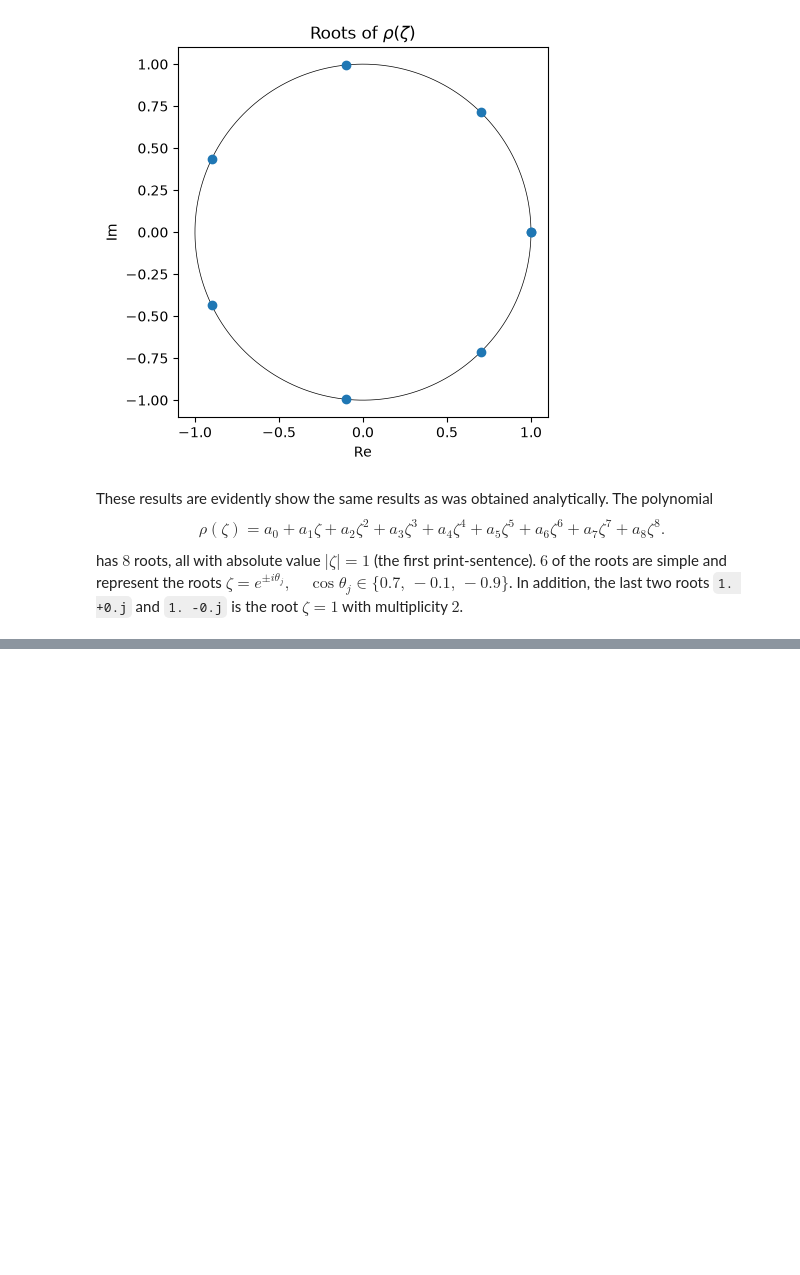
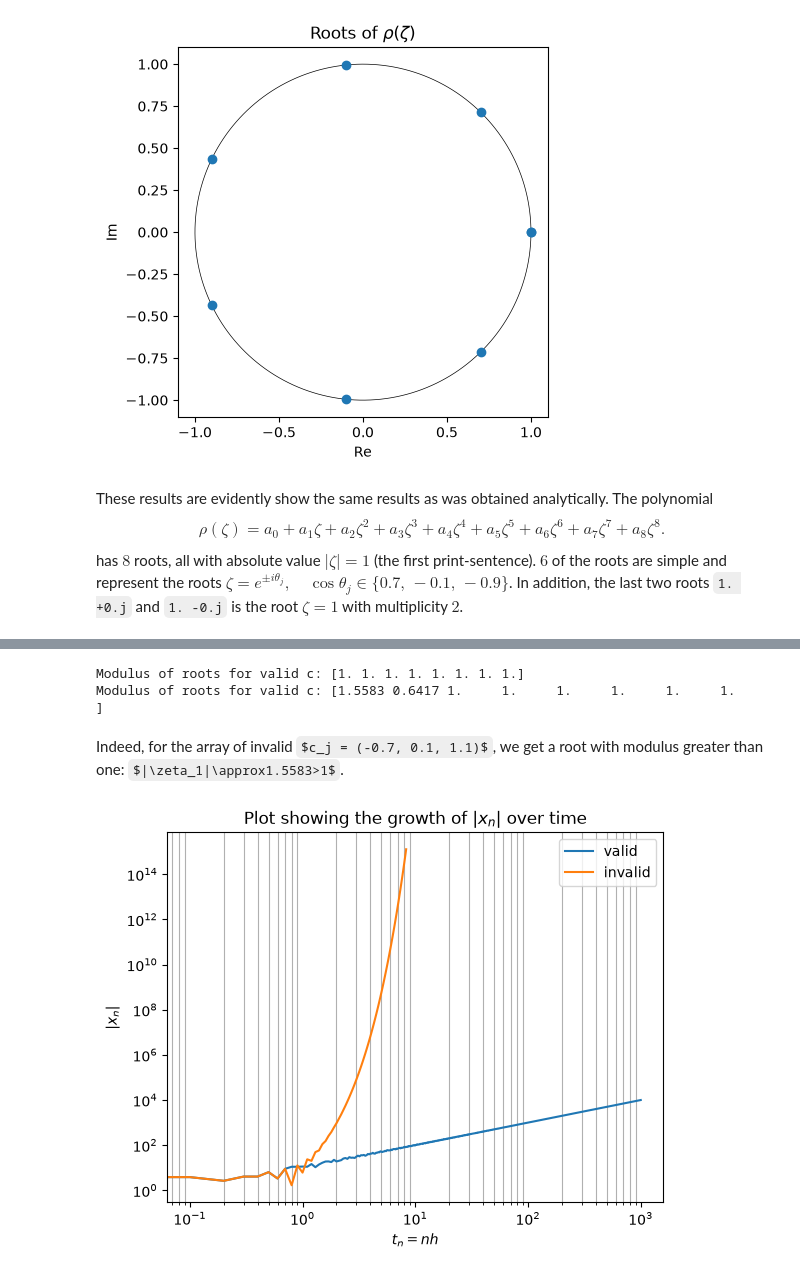
Before and after one commit to Akaada/TMA4215_NumericalMathematics_project_2, a Jupyter notebook: Problem5C/convergence-of-sym-ms-method.ipynb, the cells around one changed output, grey strips where cells are left out. Drawn from its saved outputs; the diff is of its cells as text; code cells hidden in the pictures; some formulas as TeX source; blank space fills up the shorter version.

```diff
--- a/Problem5C/convergence-of-sym-ms-method.ipynb
+++ b/Problem5C/convergence-of-sym-ms-method.ipynb
@@ -316,0 +334,52 @@ Here, all roots of $\rho$ solve the recursion. Since we have an $8$-step method,
+# %%
+from functools import reduce
+
+T = 1e3
+h = 0.1
+N = int(T / h) + 1
+
+def rho(constants):
+    factors = [[1, -1], [1, -1]]                    # (zeta-1)^2
+    factors += [[1, 2*c, 1] for c in constants]     # zeta^2 + 2c_j*zeta + 1
+    return reduce(np.convolve, factors)
+
+def recurrence(a, starting_values):
+    x_values = list(starting_values)
+    while len(x_values) < N and abs(x_values[-1]) < 1e15:
+        x_new = 0
+        for i in range(8):
+            x_new -= a[i] * x_values[-8 + i]
+        x_values.append(x_new / a[8])
+    return np.array(x_values)
+
+valid_c = [-0.7, 0.1, 0.9]
+invalid_c = [-0.7, 0.1, 1.1]
+
+theta = np.arccos(-np.array(valid_c))               # cos(theta_j) = -c_j
+n = np.arange(8)
+starting_values = 1 + n + sum(np.cos(n*t) + np.sin(n*t) for t in theta)   # A = B = C_j = D_j = 1
+
+x_valid = recurrence(rho(valid_c), starting_values)
+x_invalid = recurrence(rho(invalid_c), starting_values)
+
+
+with np.printoptions(precision=4, suppress=True):
+    print(f"Modulus of roots for valid c: {np.abs(np.roots(rho(valid_c)))}")
+    print(f"Modulus of roots for valid c: {np.abs(np.roots(rho(invalid_c)))}")
+# %% [output]
+Modulus of roots for valid c: [1. 1. 1. 1. 1. 1. 1. 1.]
+Modulus of roots for valid c: [1.5583 0.6417 1.     1.     1.     1.     1.     1.    ]
+# %% [markdown]
+Indeed, for the array of invalid $c_j = (-0.7, 0.1, 1.1)$, we get a root with modulus greater than one: $|\zeta_1|\approx1.5583>1$.
+# %%
+time_array = np.linspace(0, T, N)
+plt.loglog(time_array[:len(x_valid)], np.abs(x_valid), label="valid")
+plt.loglog(time_array[:len(x_invalid)], np.abs(x_invalid), label="invalid")
+plt.xlabel(r"$t_n = nh$")
+plt.ylabel(r"$|x_n|$")
+plt.title(r"Plot showing the growth of $|x_n|$ over time")
+plt.grid(which="minor")
+plt.legend()
+plt.show()
+# %% [output]
+[figure, added]
```
Also changed, not shown: parts of 2 cells of this notebook.
